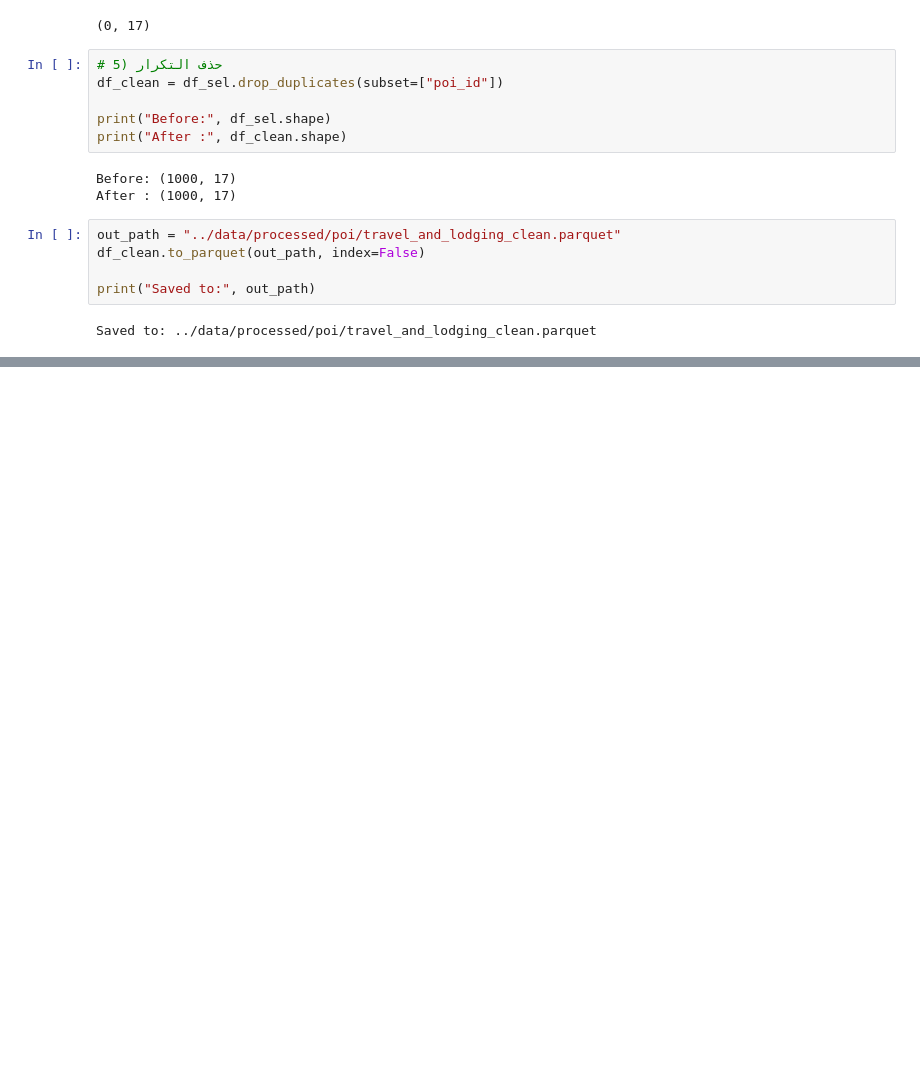
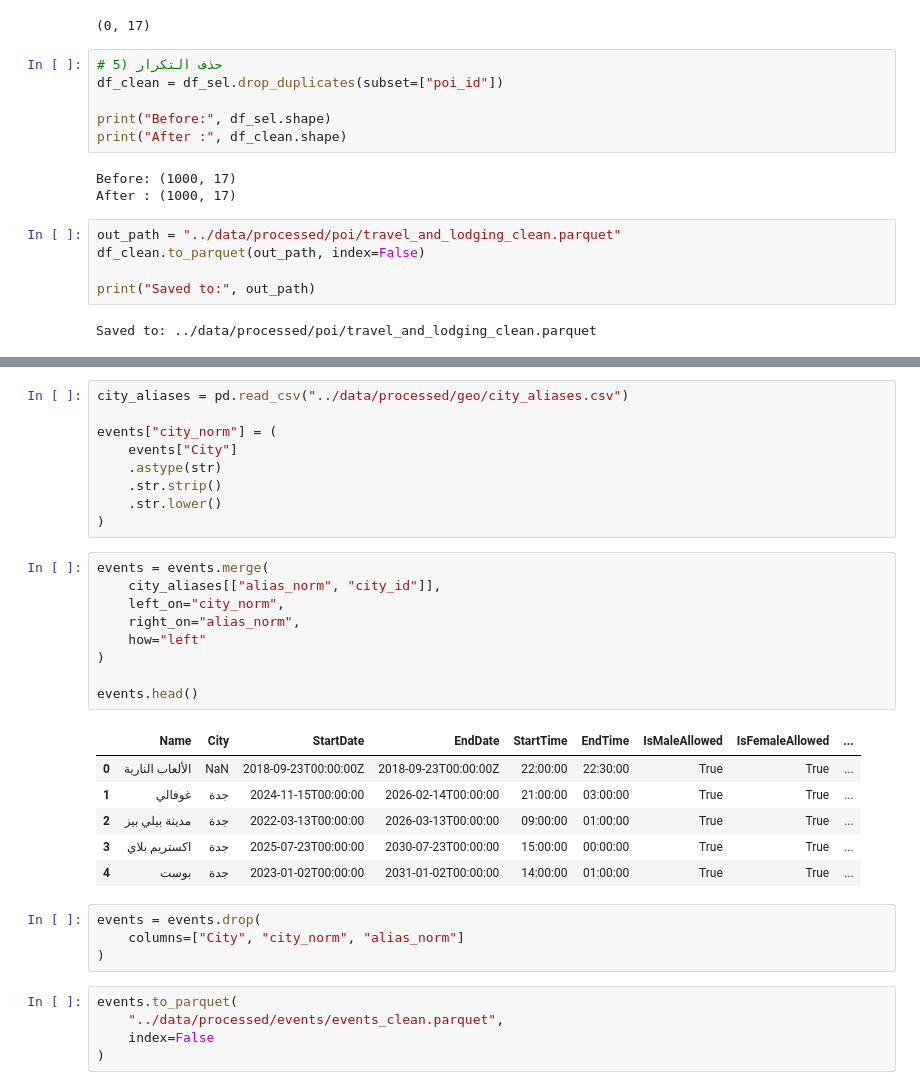
Before and after one commit to MaysAlsalum/DarbakGP, a Jupyter notebook: notebooks/01_exploration.ipynb, the cells around one changed output, grey strips where cells are left out. Saved outputs shown, nothing was run; the diff lists cells and outputs as text; blank space fills up the shorter version.

```diff
--- a/notebooks/01_exploration.ipynb
+++ b/notebooks/01_exploration.ipynb
@@ -987,0 +1028,34 @@ print("تم حفظ البيانات في enjoy_events.csv ✅")
+# %%
+city_aliases = pd.read_csv("../data/processed/geo/city_aliases.csv")
+
+events["city_norm"] = (
+    events["City"]
+    .astype(str)
+    .str.strip()
+    .str.lower()
+)
+# %%
+events = events.merge(
+    city_aliases[["alias_norm", "city_id"]],
+    left_on="city_norm",
+    right_on="alias_norm",
+    how="left"
+)
+
+events.head()
+# %% [output]
+|  | Name | City | StartDate | EndDate | StartTime | EndTime | IsMaleAllowed | IsFemaleAllowed | ... |
+| 0 | الألعاب النارية | NaN | 2018-09-23T00:00:00Z | 2018-09-23T00:00:00Z | 22:00:00 | 22:30:00 | True | True | ... |
+| 1 | غوفالي | جدة | 2024-11-15T00:00:00 | 2026-02-14T00:00:00 | 21:00:00 | 03:00:00 | True | True | ... |
+| 2 | مدينة بيلي بيز | جدة | 2022-03-13T00:00:00 | 2026-03-13T00:00:00 | 09:00:00 | 01:00:00 | True | True | ... |
+| 3 | اكستريم بلاي | جدة | 2025-07-23T00:00:00 | 2030-07-23T00:00:00 | 15:00:00 | 00:00:00 | True | True | ... |
+| 4 | بوست | جدة | 2023-01-02T00:00:00 | 2031-01-02T00:00:00 | 14:00:00 | 01:00:00 | True | True | ... |
+# %%
+events = events.drop(
+    columns=["City", "city_norm", "alias_norm"]
+)
+# %%
+events.to_parquet(
+    "../data/processed/events/events_clean.parquet",
+    index=False
+)
```
Also changed, not shown: parts of 15 cells of this notebook, 4 other files.
